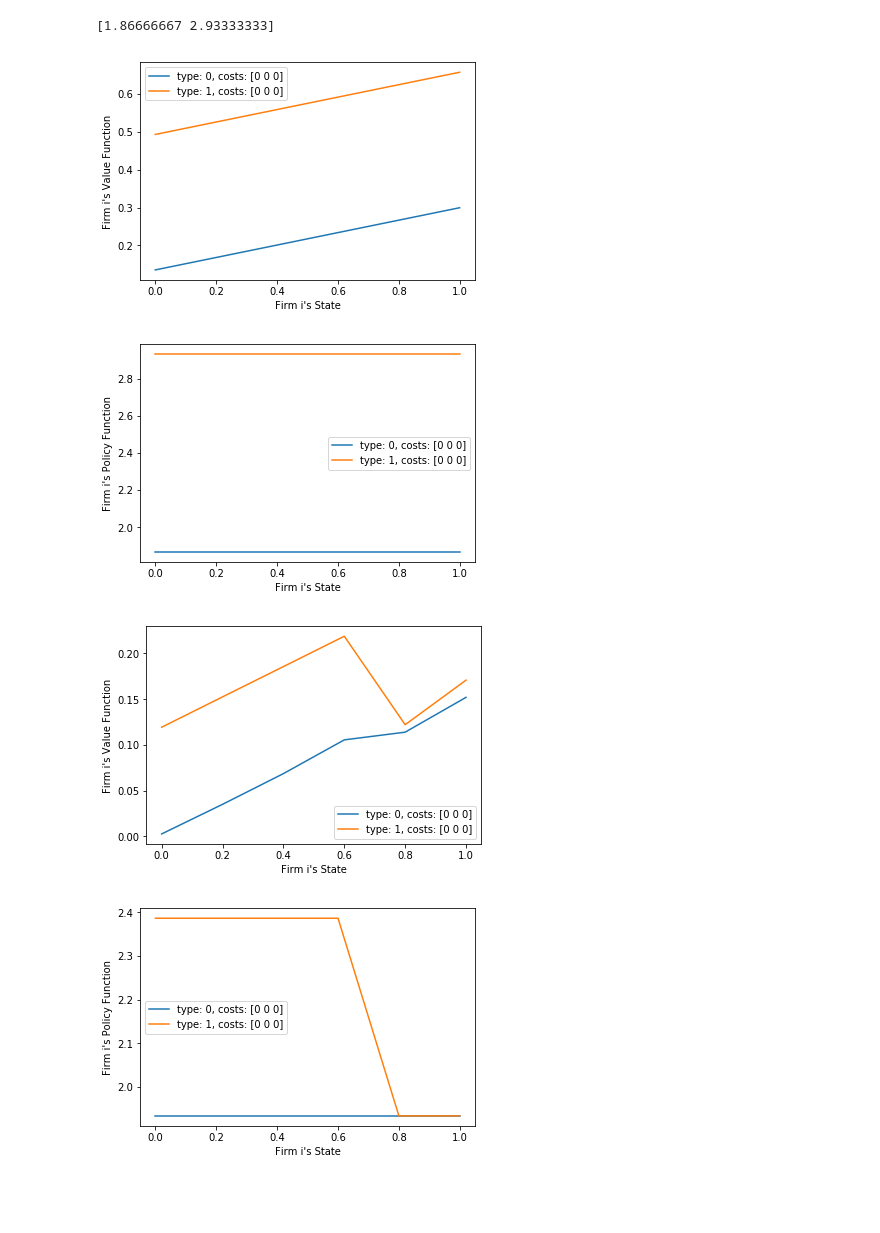
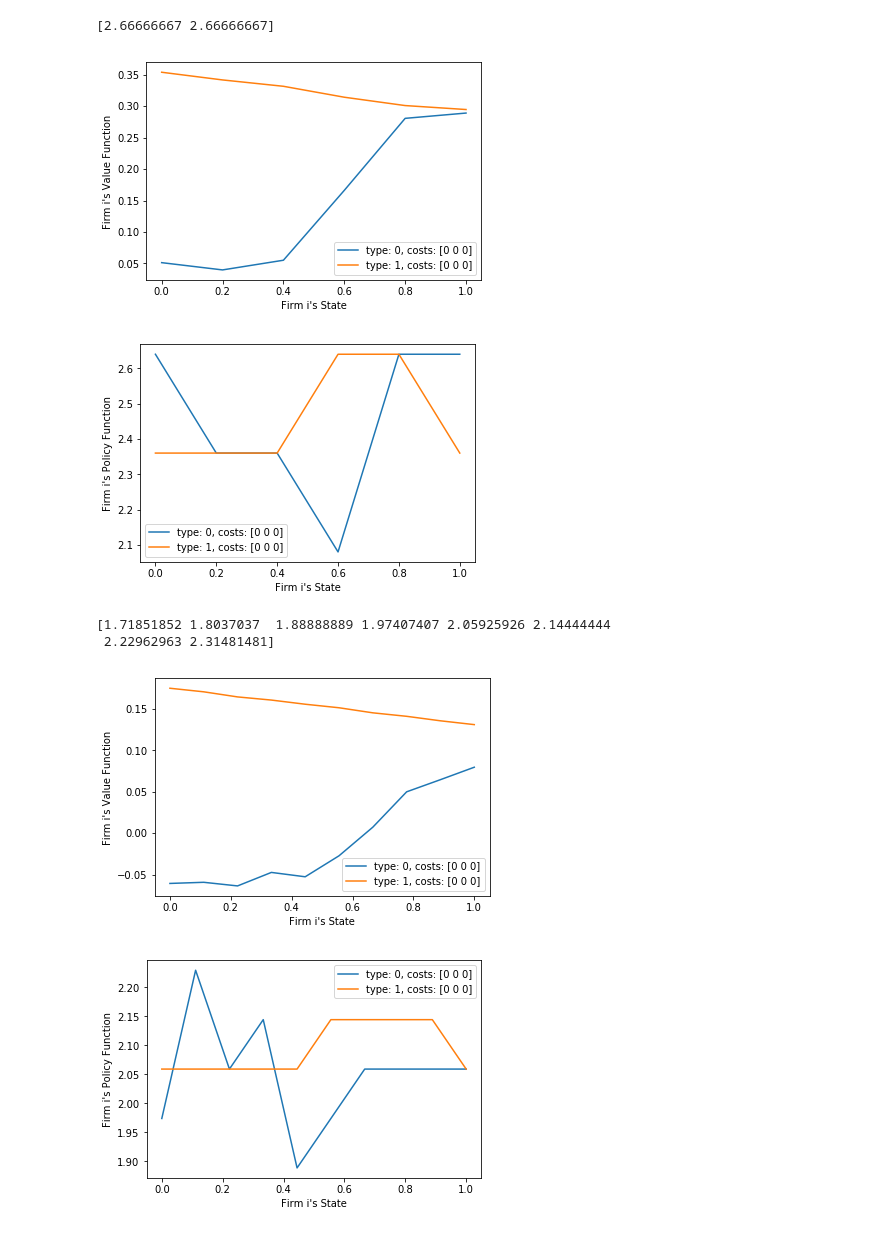
Before and after one commit to ericschulman/tx_milk_2yp, a Jupyter notebook: types.ipynb, the cells around one changed output. Cells and saved outputs as stored; diff of their text form; code cells hidden in the pictures; blank space fills up the shorter version.

Commit message:
switched cost specification

```diff
--- a/types.ipynb
+++ b/types.ipynb
@@ -249,8 +274,7 @@ def policy_operator(init_value, init_policy, bids, states, cost_shocks, type_sho
 
     #generate all bids x sims x states
     my_bids, all_states, all_costs, all_types = gen_all_states( bids, states, cost_shocks,
-                                                               type_shocks, params)
-
+                                                               type_shocks)
     #other bids in each bid state and concat with my bids
     other_bids = calc_bids(init_policy, all_states, all_costs)
     all_bids = my_bids.reshape(all_states.get_len(),1)
@@ -271,8 +295,7 @@ def policy_operator(init_value, init_policy, bids, states, cost_shocks, type_sho
     all_states, all_costs, all_types = gen_all_shocks(states, cost_shocks, type_shocks)
     all_shocks =  np.concatenate( (all_states.get_all_types(),all_costs), axis=1)
 
-    return lambda s0, e0: s0.types*params[2] + griddata(all_shocks, policy_matrix,
-                                     np.concatenate( (s0.get_all_types(),e0), axis=1), method='nearest',rescale=True)
+    return lambda s0, e0: griddata(all_shocks, policy_matrix, np.concatenate( (s0.get_all_types(),e0), axis=1), method='nearest',rescale=True)
 # %%
 def ic_policy_helper(value, policy, states, cost_shocks, type_shocks, params):
     """return the other players values given
@@ -354,7 +418,7 @@ def value_operator(init_value, init_policy, ic, states, cost_shocks, type_shocks
 
 ######## unit testing ##########
 
-params =  2, -.5, 2, 0, .1, .9
+params =  2.5, -.3, 2., .2, .1, .1, .9 #beta comes lasts
 value, policy, bids, states, cost_shocks, type_shocks, params = set_up_env(3, 5, 3, params)
 
 policy = lambda state, shock: 2*state.my_states + params[2]*state.types + shock[:,0]
@@ -387,7 +451,7 @@ def operator(init_value, init_policy, bids, states, cost_shocks, type_shocks, pa
 
 ###### set up ######
 
-params =  2, -.5, 2, 0, .1, .9
+params =  2.5, -.3, 2., .2, .1, .1, .9 #beta comes lasts
 value, policy, bids, states, cost_shocks, type_shocks, params = set_up_env(3, 5, 3, params)
 
 max_value, value, policy = operator(value, policy, bids, states, cost_shocks, type_shocks, params)
@@ -422,7 +486,7 @@ def  markov_perfect_eq(error, maxiter, init_value, init_policy, bids, states, co
 
 
 #### testing
-params =  2, -.5, 2, 0, .1, .9
+params =  2.5, -.3, 2., .2, .1, .1, .9 #beta comes lasts
 value, policy, bids, states, cost_shocks, type_shocks, params = set_up_env(3, 5, 3, params)
 
 value,  policy = markov_perfect_eq(.01, 10, value, policy, bids, states, cost_shocks, type_shocks, params)
@@ -430,7 +494,7 @@ value,  policy = markov_perfect_eq(.01, 10, value, policy, bids, states, cost_sh
 new_states = states.make_states([.3,.4],[[.3,.3],[.1,.3]],[0,1])
 print policy(new_states,[[0,0,0],[0,0,0]])
 # %% [output]
-[1.86666667 2.93333333]
+[2.66666667 2.66666667]
 # %%
 def gen_cross(states, graph_shocks):
     """gen cross section for purposes of graphing policy"""
@@ -477,8 +541,9 @@ def graph_functions(value, policy, cross_states, cross_shocks, labels, types):
 
 
 #set up boring example to test
-params =  2, -.5, 2, 0, .1, .9
-value, policy, bids, states, cost_shocks, type_shocks, params = set_up_env(3, 5, 3, params)
+params =  2.5, -.3, 2, .2 , 0, .3, .9 #beta comes lasts
+value, policy, bids, states, cost_shocks, type_shocks, params = set_up_env(3, 5, 5, params)
+
 value,  policy = markov_perfect_eq(.0001, 100, value, policy, bids, states, cost_shocks, type_shocks, params)
 
 #generate states for graphing
@@ -489,31 +554,43 @@ cross_states, cross_shocks = gen_cross(states, graph_shocks)
 policy, ic = ic_policy_helper(value, policy, states, cost_shocks, type_shocks, params)
 graph_functions(value, policy, cross_states, cross_shocks, ['Value','Policy'], [0,1])
 # %% [output]
-[figure, old version]
+[figure, new version]
-[figure, old version]
+[figure, new version]
+# %%
+params =  2.3, -.3, 1.9, .1 , 0, .3, .9 #beta comes lasts
+value, policy, bids, states, cost_shocks, type_shocks, params = set_up_env(3, 120, 9, params)
+print bids
+# %% [output]
+[1.71851852 1.8037037  1.88888889 1.97407407 2.05925926 2.14444444
+ 2.22962963 2.31481481]
 # %%
 #decreasing returns to scale
 #theta0 - mean costs;
 #theta1 - returns to scale;
 #theta2 - collusive markup
-#theta3 - forgivness probability
+#theta3 - forgiveness probability
 #theta4 - size of contracts
 
+params =  2.3, -.3, 1.9, .1 , 0, .3, .9 #beta comes lasts
+value, policy, bids, states, cost_shocks, type_shocks, params = set_up_env(3, 130, 9, params)
 
-params =  2, -.5, 2, .1, .1, .9
-value, policy, bids, states, cost_shocks, type_shocks, params = set_up_env(3, 30, 5, params)
+#policy = lambda state, shock: 2.5*state.types + (1-state.types)*(1.5)
+#value = lambda state: state.types*(1 - state.my_states) + (1-state.types)*(state.my_states)
+
+value, policy = load_functions('funcs/value.csv', 'funcs/policy.csv')
+
 value,  policy = markov_perfect_eq(.0001, 100, value, policy, bids, states, cost_shocks, type_shocks, params)
 
 #generate states for graphing
 graph_shocks = np.array([[0,0,0]])
 cross_states, cross_shocks = gen_cross(states, graph_shocks)
 
 #roll the operator forward using shocks I intend to graph
-policy1, ic1 = ic_policy_helper(value, policy, states, cost_shocks, type_shocks, params)
-graph_functions(value, policy1, cross_states, cross_shocks, ['Value','Policy'], [0,1])
+policy, ic = ic_policy_helper(value, policy, states, cost_shocks, type_shocks, params)
+graph_functions(value, policy, cross_states, cross_shocks, ['Value','Policy'], [0,1])
 # %% [output]
-[figure, old version]
+[figure, new version]
-[figure, old version]
+[figure, new version]
 # %%
 def save_functions(policy, value, states, cost_shocks, type_shocks,
                    fnames=('funcs/value.csv','funcs/policy.csv')):
```
Also changed, not shown: parts of 8 cells of this notebook, 2 other files.
